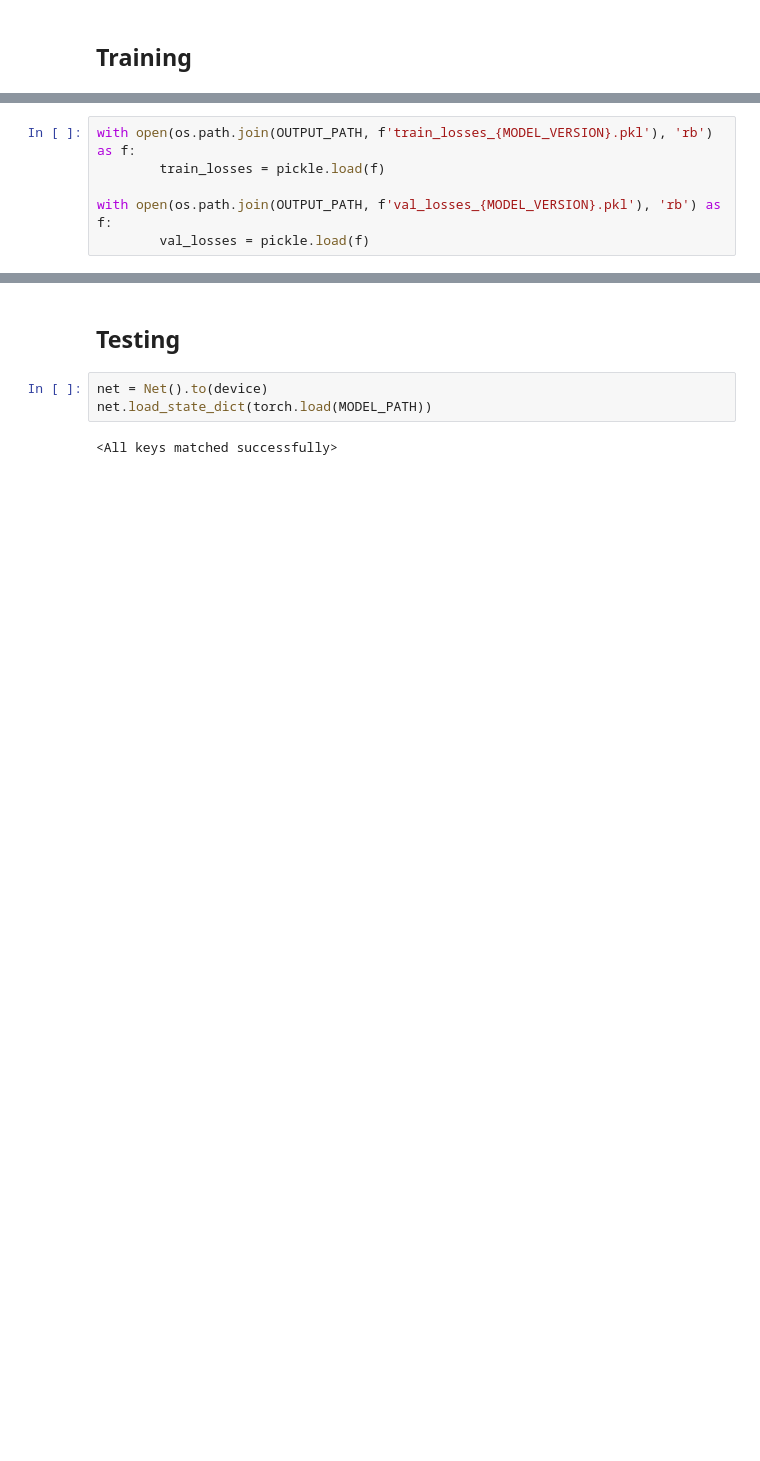
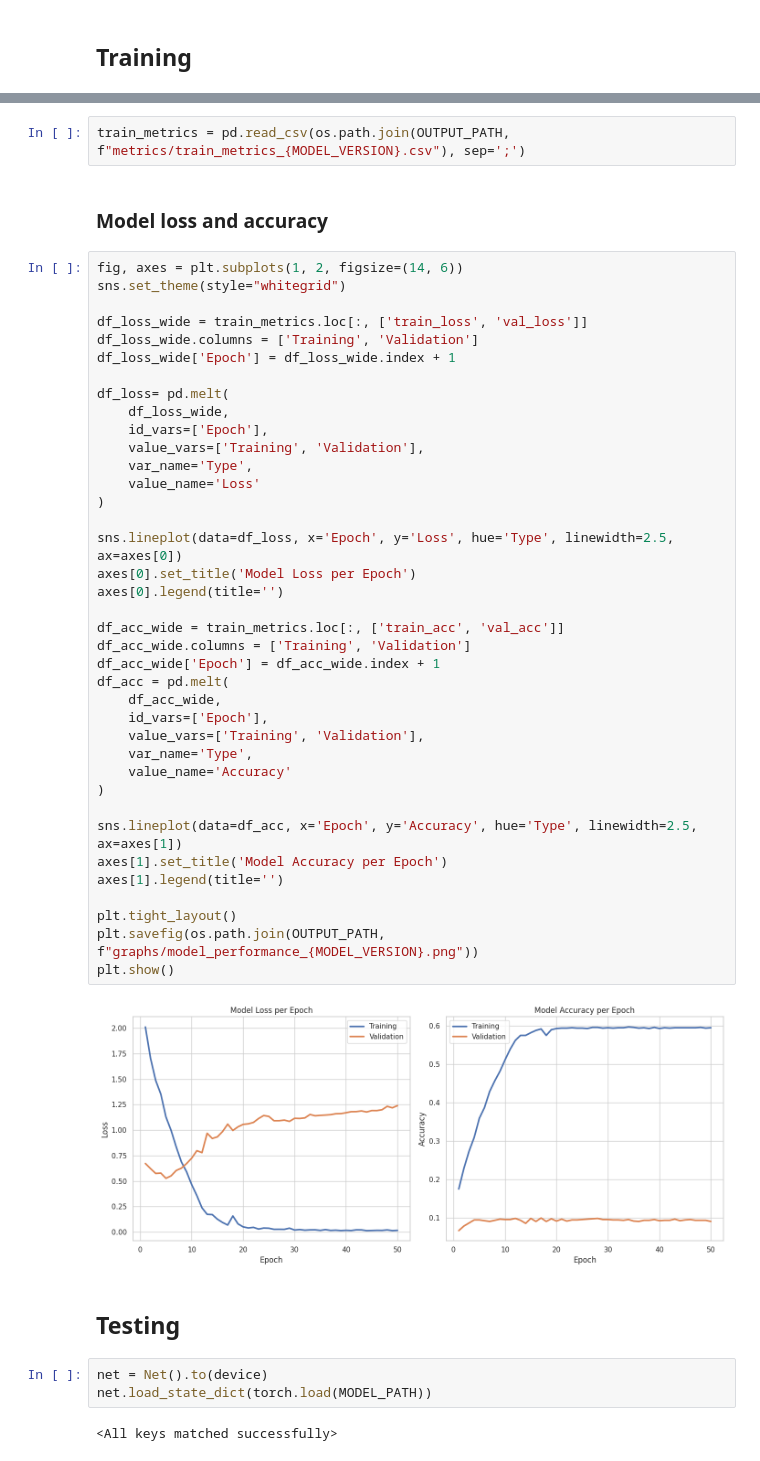
Before and after one commit to encars28/CoLeaf-CNN, a Jupyter notebook: main.ipynb, the cells around one changed output, grey strips where cells are left out. Drawn from its saved outputs; the diff is of its cells as text; blank space fills up the shorter version.

Commit message:
more metrics

```diff
--- a/main.ipynb
+++ b/main.ipynb
@@ -145,6 +92,0 @@ KeyboardInterrupt:
-# %%
-with open(os.path.join(OUTPUT_PATH, f'train_losses_{MODEL_VERSION}.pkl'), 'rb') as f:
-        train_losses = pickle.load(f)
-
-with open(os.path.join(OUTPUT_PATH, f'val_losses_{MODEL_VERSION}.pkl'), 'rb') as f:
-        val_losses = pickle.load(f)
@@ -169,3 +115,47 @@ plt.show()
+# %%
+train_metrics = pd.read_csv(os.path.join(OUTPUT_PATH, f"metrics/train_metrics_{MODEL_VERSION}.csv"), sep=';')
+# %% [markdown]
+### Model loss and accuracy
+# %%
+fig, axes = plt.subplots(1, 2, figsize=(14, 6))
+sns.set_theme(style="whitegrid")
+
+df_loss_wide = train_metrics.loc[:, ['train_loss', 'val_loss']]
+df_loss_wide.columns = ['Training', 'Validation']
+df_loss_wide['Epoch'] = df_loss_wide.index + 1
+
+df_loss= pd.melt(
+    df_loss_wide,
+    id_vars=['Epoch'],
+    value_vars=['Training', 'Validation'],
+    var_name='Type',
+    value_name='Loss'
+)
+
+sns.lineplot(data=df_loss, x='Epoch', y='Loss', hue='Type', linewidth=2.5, ax=axes[0])
+axes[0].set_title('Model Loss per Epoch')
+axes[0].legend(title='')
+
+df_acc_wide = train_metrics.loc[:, ['train_acc', 'val_acc']]
+df_acc_wide.columns = ['Training', 'Validation']
+df_acc_wide['Epoch'] = df_acc_wide.index + 1
+df_acc = pd.melt(
+    df_acc_wide,
+    id_vars=['Epoch'],
+    value_vars=['Training', 'Validation'],
+    var_name='Type',
+    value_name='Accuracy'
+)
+
+sns.lineplot(data=df_acc, x='Epoch', y='Accuracy', hue='Type', linewidth=2.5, ax=axes[1])
+axes[1].set_title('Model Accuracy per Epoch')
+axes[1].legend(title='')
+
+plt.tight_layout()
+plt.savefig(os.path.join(OUTPUT_PATH, f"graphs/model_performance_{MODEL_VERSION}.png"))
+plt.show()
+# %% [output]
+[figure, added]
 # %% [markdown]
 ## Testing
 # %%
```
Also changed, not shown: parts of 35 cells of this notebook, 15 other files.
